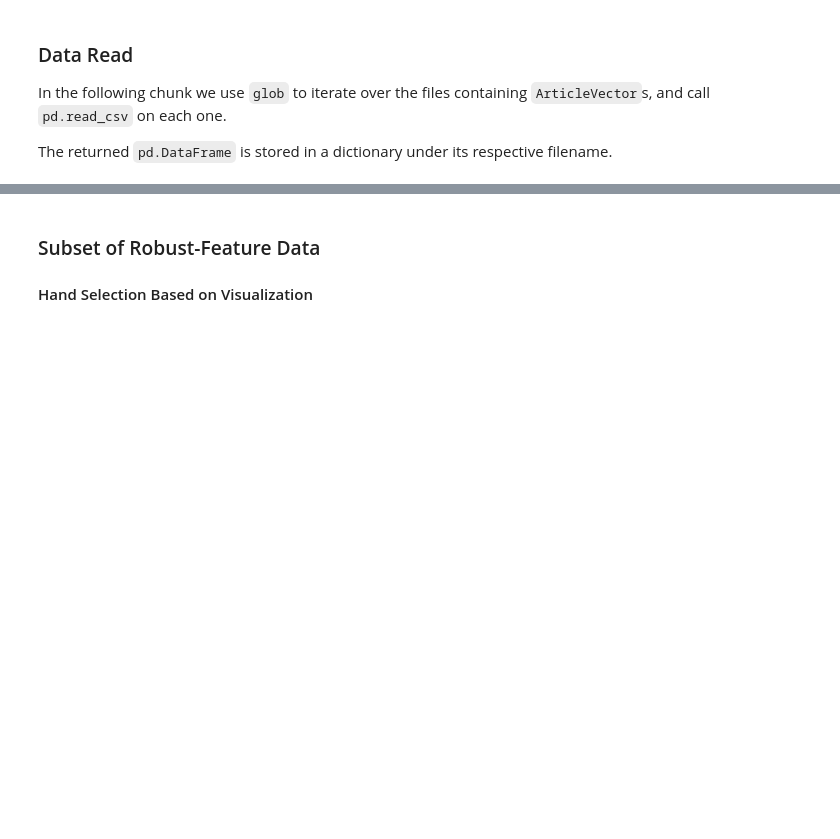
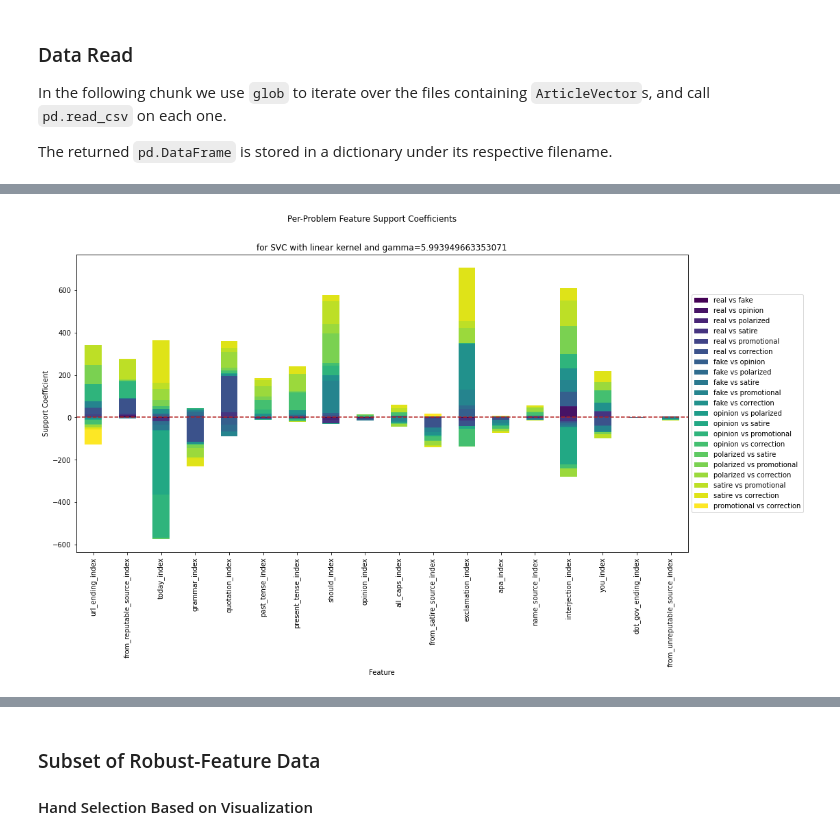
Before and after one commit to lethaiq/SysFake-1, a Jupyter notebook: notebooks/multinom_svc_diagnostics.ipynb, the cells around one changed output, grey strips where cells are left out. Saved outputs shown, nothing was run; the diff lists cells and outputs as text; code cells hidden in the pictures; blank space fills up the shorter version.

Commit message:
Restore linear coefficients plot

```diff
--- a/notebooks/multinom_svc_diagnostics.ipynb
+++ b/notebooks/multinom_svc_diagnostics.ipynb
@@ -193,5 +202,8 @@ d_full = pd.concat([d_full, dummy_labels], axis=1)
 # %%
-x, y = *(d_full.drop('label', axis=1),
-         d_full['label']),
+if use_dummies:
+    x, y = d_full[d_full.columns[:-7]], d_full[d_full.columns[-7:]]
+else:
+    x, y = *(d_full.drop('label', axis=1),
+             d_full['label']),
 
 x, y = map(lambda j: j.to_numpy(), (x,y))
@@ -347,0 +294,93 @@ plt.savefig(f"./figures/{len(CLASS_DICT)!s}lab_featureselection_2.png")
+# %%
+model = load_latest_model(substr='rscv*linear')
+
+features = ["url_ending_index", "from_reputable_source_index",
+            "today_index", "grammar_index", "quotation_index",
+            "past_tense_index", "present_tense_index", "should_index",
+            "opinion_index", "all_caps_index", "from_satire_source_index",
+            "exclamation_index", "apa_index", "name_source_index",
+            "interjection_index", "you_index", "dot_gov_ending_index",
+            "from_unreputable_source_index"]
+
+# we are only writing procedures for linear (done) and rbf (todo)
+# linear has easy-to-interpret feature-weight calculations
+# and rbf uses the dual coefficients, which are notoriously harder to interpret
+
+def plot_coefficients(classifier, feature_names):
+    """
+    Method Docstring Placeholder
+    """
+    #pdb.set_trace()
+    global CLASS_DICT
+
+    # extract class labels and #classes
+    classes = list(CLASS_DICT.keys())
+    n_classes = len(classes)
+
+    # use itertools.combinations to create a list
+    # of the pair combinations of class labels
+    classes = list(combinations(classes, 2))
+
+    # coerce the weight coefficient matrix to a pandas dataframe
+    # for utility
+    if classifier.kernel=='linear':
+        coef = pd.DataFrame(classifier.coef_, columns=feature_names)
+    else:
+        coef = pd.DataFrame(classifier.support_vectors_, columns=feature_names)
+    # we must transpose `coef` to plot it in feature space
+    ax = coef.T.plot(kind="bar",
+                     stacked=True,
+                     figsize=(16,8),
+                     colormap="viridis",
+                     title=f"for SVC with {classifier.kernel} kernel and gamma={classifier.gamma!s}")
+
+    # now we need a handle for the plot's legend
+    # in order to correctly label the separation problems
+    legend = ax.legend(loc='center left', bbox_to_anchor=(1, 0.5))
+
+    # the i'th patch label in the legend
+    # should contain the items of the combination pairs
+    for i, label in enumerate(legend.get_texts()):
+        label.set_text(f"{classes[i][0]!s} vs {classes[i][1]!s}")
+
+    # a line at the origin to create a visual anchor
+    plt.axhline(linestyle='dashed', color='firebrick')
+
+    # setting axis labels, over-title and saving the figure
+    ax.set(xlabel="Feature", ylabel="Support Coefficient")
+    plt.suptitle("Per-Problem Feature Support Coefficients")
+    plt.savefig(f"./figures/{len(CLASS_DICT)!s}lab_featureselection_1.png")
+    return coef
+
+coef = plot_coefficients(model, features)
+
+# obtain the number of classes
+# as well as weights for supports of each class
+(n_classes, coefs) = *(len(model.classes_), model.coef_.transpose()),
+
+# take the vector norm ([x dot x]^(1/2)) of each feature-weight vector (axis 1)
+dot_coefs = np.apply_along_axis(lambda x: np.sqrt(x.dot(x)), 1, coefs)
+
+# subset features with very low contributions
+# in a list of features we should ablate
+features_to_ablate = list(coef.mean()[dot_coefs <= np.mean(dot_coefs)].index)
+
+### plotting
+plt.figure(figsize=(15,5))
+
+# using seaborn for utility
+ax = sns.barplot(features,
+                 dot_coefs,
+                 palette=sns.color_palette("cubehelix", len(features)))
+
+ax.set_title(f"for SVC with {model.kernel} kernel and gamma={model.gamma!s}")
+plt.suptitle("Overall Feature Variance")
+ax.set_xticklabels(features, rotation=90)
+ax.set(xlabel='Feature', ylabel='Variance Magnitude')
+plt.savefig(f"./figures/{len(CLASS_DICT)!s}lab_featureselection_2.png")
+###
+
+# each vector in the list below represents the support vectors for
+#coefs = model.dual_coef_
+# %% [output]
+[figure, added]
```
Also changed, not shown: parts of 13 cells of this notebook.
